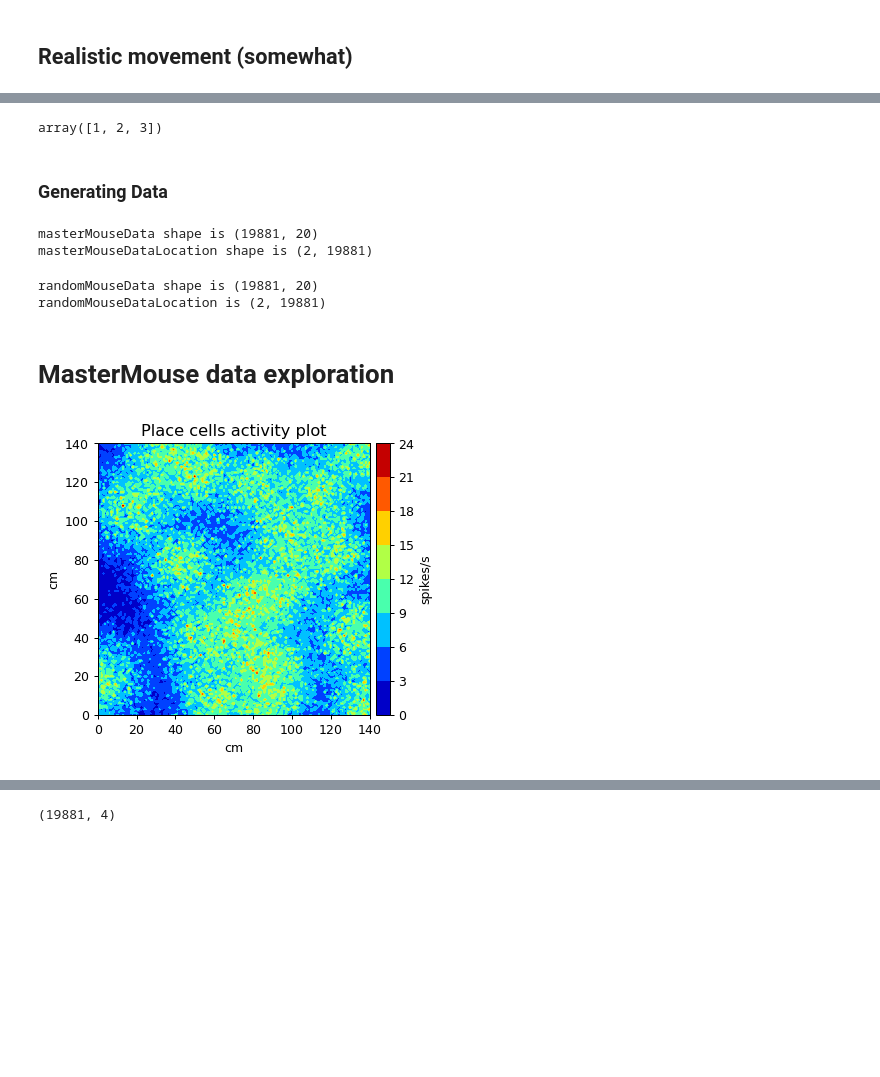
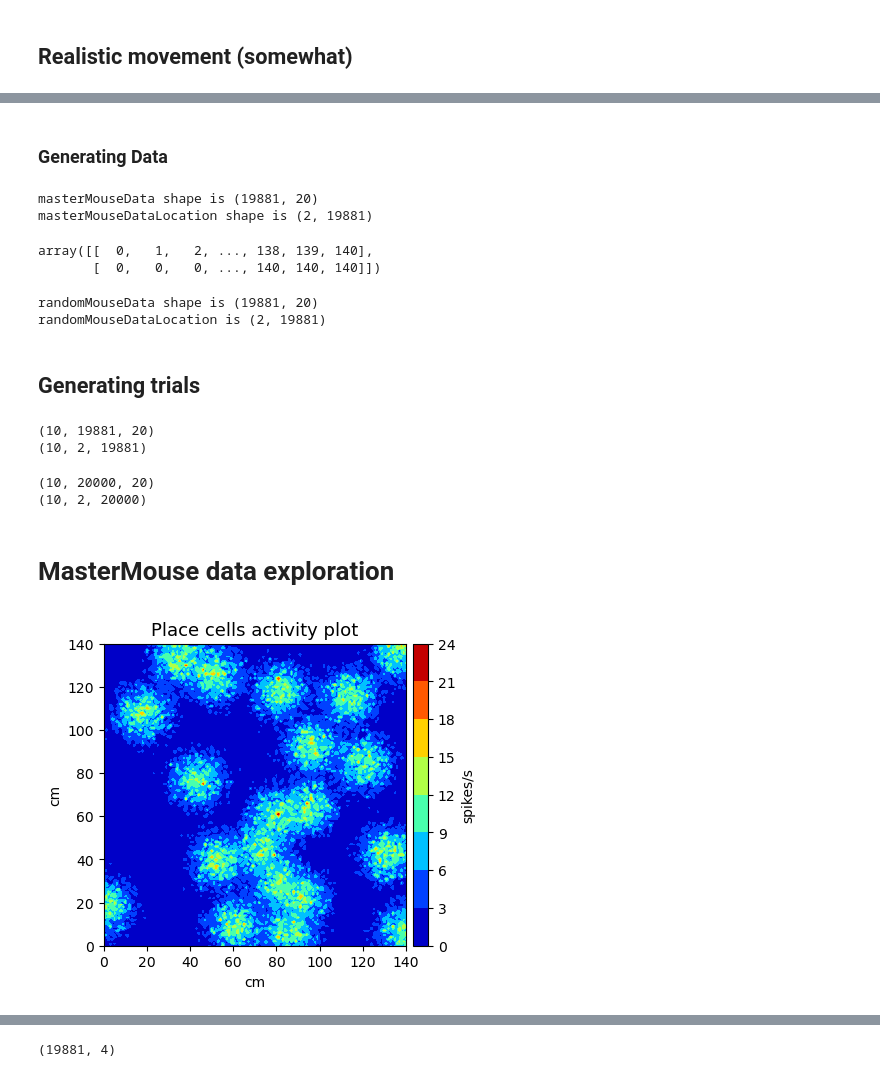
Before and after one commit to jambormike/neurons_dimensionality_reduction, a Jupyter notebook: simAndReduction.ipynb, the cells around one changed output, grey strips where cells are left out. Drawn from its saved outputs; the diff is of its cells as text; code cells hidden in the pictures; blank space fills up the shorter version.

```diff
--- a/simAndReduction.ipynb
+++ b/simAndReduction.ipynb
@@ -223,8 +208,8 @@ def generatePlaceCells(number, width = width, height = height, sigma = np.array(
 sigma = np.array([[80, 0],
                   [0, 80]])
 
-# random.seed(10)
-cellsList = generatePlaceCells(n_cells, width, height, sigma)
+random.seed(10)
+cellsList = generatePlaceCells(n_cells, sigma, height, width)
 # %%
 def plotCells(cellsList = cellsList, height = height, width = width):
     '''
@@ -364,42 +326,31 @@ plt.show()
 # %% [markdown]
 ### All-knowing mouse function (MasterMouse)
 # %%
-def masterMouse(cellsList, height = height, width = width):
+def masterMouse(cellsList, nSteps=1, height = height, width = width):
     '''
     A mouse that has been everywhere and seen everything
     '''
-
-    # indicies are swapping based on what I'm plotting
-
-    # x_coordinates = np.arange(start=0, stop= width +0.05, step=0.05)
-    # y_coordinates = np.arange(start=0, stop= height +0.05, step=0.05)
+    # nSteps not used
     x_coordinates = np.arange(start=0, stop= width +1, step=1)
     y_coordinates = np.arange(start=0, stop= height +1, step=1)
 
-    xLen = len(x_coordinates)
-    yLen = len(y_coordinates)
-
-    data = np.zeros((1,len(cellsList)))                 # data init
-    dataLocation = np.zeros((2,1))           # this matrix keeps location of each sample point
+    data = []
+    dataLocation = []
 
     for y in y_coordinates:
         for x in x_coordinates:
             location = np.array([[x],      #width
-                                 [y]])     #height  ... hopefully
-            ## here again I have to make sure height and width are in correct order
-            dataLocation = np.concatenate((dataLocation, location),axis=1)
+                                 [y]])     #height
+            # dataLocation.append(location)
+            dataLocation.append(np.copy(location))
 
-            index = 0
-            sample = np.zeros((1,len(cellsList)))       # sample init
+            sample = []
             for placeCell in cellsList:
-                locationActivity = placeCell.activity(location)
-                sample[0, index] = locationActivity
-                index += 1
+                sample.append(placeCell.activity(location))
+            data.append(np.hstack(np.copy(sample)))
 
-            data = np.concatenate((data,sample))
-
-    data = np.delete(data,0,0)
-    dataLocation = np.delete(dataLocation,0,1)
+    data = np.vstack(data)
+    dataLocation = np.hstack(dataLocation)
 
     return (data, dataLocation)
 # %% [markdown]
@@ -486,7 +441,3 @@ foo = np.array([[1,2,3],
-# %%
-foo[0,:]
-# %% [output]
-array([1, 2, 3])
 # %% [markdown]
 ### Generating Data
 # %%
@@ -499,9 +450,13 @@ np.random.seed(int(t) % 2**32)
 # %%
 print("masterMouseData shape is " + str(masterMouseData.shape))
 print("masterMouseDataLocation shape is " + str(masterMouseDataLocation.shape))
+masterMouseData
+masterMouseDataLocation
 # %% [output]
 masterMouseData shape is (19881, 20)
 masterMouseDataLocation shape is (2, 19881)
+array([[  0,   1,   2, ..., 138, 139, 140],
+       [  0,   0,   0, ..., 140, 140, 140]])
 # %%
 # np.random.seed(10)      # I think that if I set this seed then locations are not random (as planned), but also poisson random process is not random.
 
@@ -516,3 +471,5 @@ print("randomMouseDataLocation is " + str(randomMouseDataLocation.shape))
 # %% [output]
 randomMouseData shape is (19881, 20)
 randomMouseDataLocation is (2, 19881)
+# %% [markdown]
+## Generating trials
@@ -519,46 +493,60 @@ randomMouseDataLocation is (2, 19881)
+# %%
+# trials master mouse
+trialsData, trialsLocation = collectTrials(masterMouse, 10)
+
+print(trialsData.shape)
+print(trialsLocation.shape)
+# %% [output]
+(10, 19881, 20)
+(10, 2, 19881)
+# %%
+# trials random mouse
+trialsData, trialsLocation = collectTrials(randomMouse, 10, 20000)
+
+print(trialsData.shape)
+print(trialsLocation.shape)
+# %% [output]
+(10, 20000, 20)
+(10, 2, 20000)
 # %% [markdown]
 # MasterMouse data exploration
 # %%
 # Plotting ordered data function
 
 def plotOrderedData(data, height = height, width = width):
-    # this can be rewritten to be more effective
     '''
-
     '''
-    # x_coordinates = np.arange(start=0, stop= width +0.05, step=0.05)
-    # y_coordinates = np.arange(start=0, stop= height +0.05, step=0.05)
     x_coordinates = np.arange(start=0, stop= width +1, step=1)
     y_coordinates = np.arange(start=0, stop= height +1, step=1)
 
     xLen = len(x_coordinates)
     yLen = len(y_coordinates)
 
     Z = data[:, 0]
 
     X, Y = np.meshgrid(x_coordinates, y_coordinates, indexing = 'xy')
 
     for index in range(data.shape[1]):
         Z = np.maximum(Z, data[:, index])
 
     Z = Z.reshape(len(x_coordinates),len(y_coordinates))
 
-    plt.figure(dpi=90)    # figsize=(width, height)
+    plt.figure(dpi=100)    # figsize=(width, height)
     plt.clf()
     plt.contourf(X, Y, Z, cmap = 'jet')
     plt.colorbar(label = 'spikes/s', pad = -0.17)
     # plt.clim(0,20)
     plt.title("Place cells activity plot", size = 13)
     plt.xlabel("cm")
     plt.ylabel("cm")
     plt.axis('square')
     plt.show()
 
     pass
 
 plotOrderedData(masterMouseData)
 # %% [output]
-[figure, old version]
+[figure, new version]
 # %%
 # Turning master mouse data into room plot
 
```
Also changed, not shown: parts of 39 cells of this notebook.
